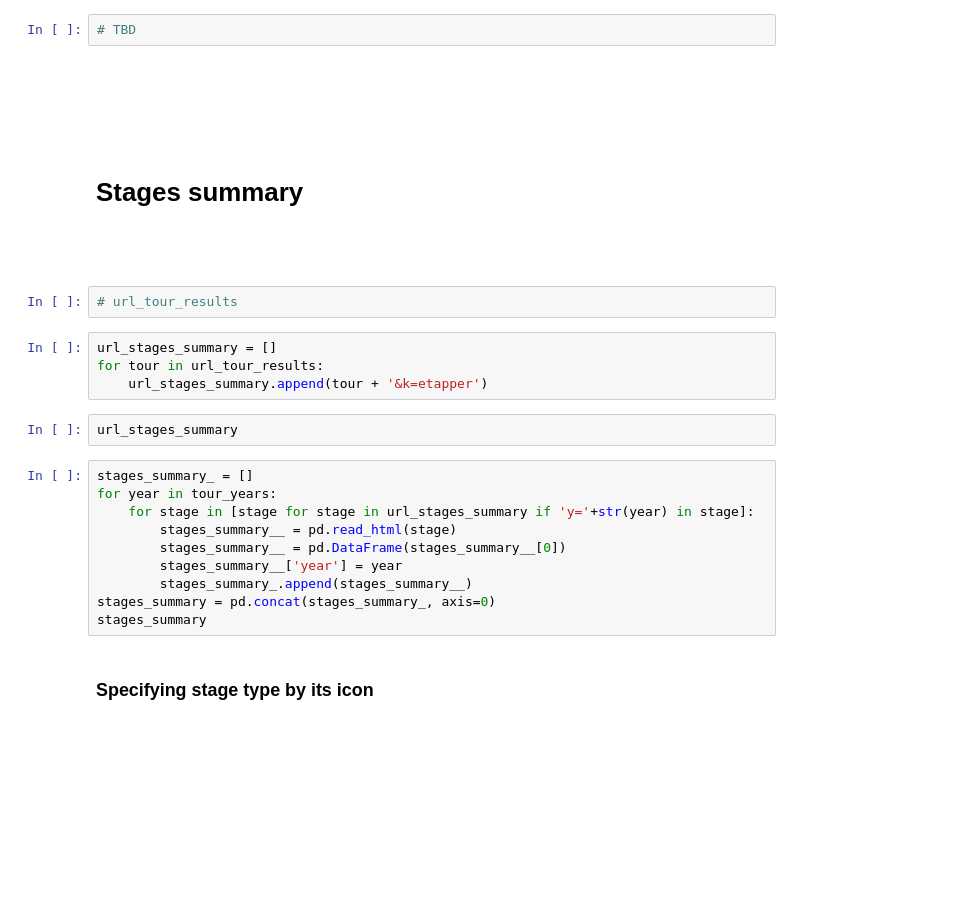
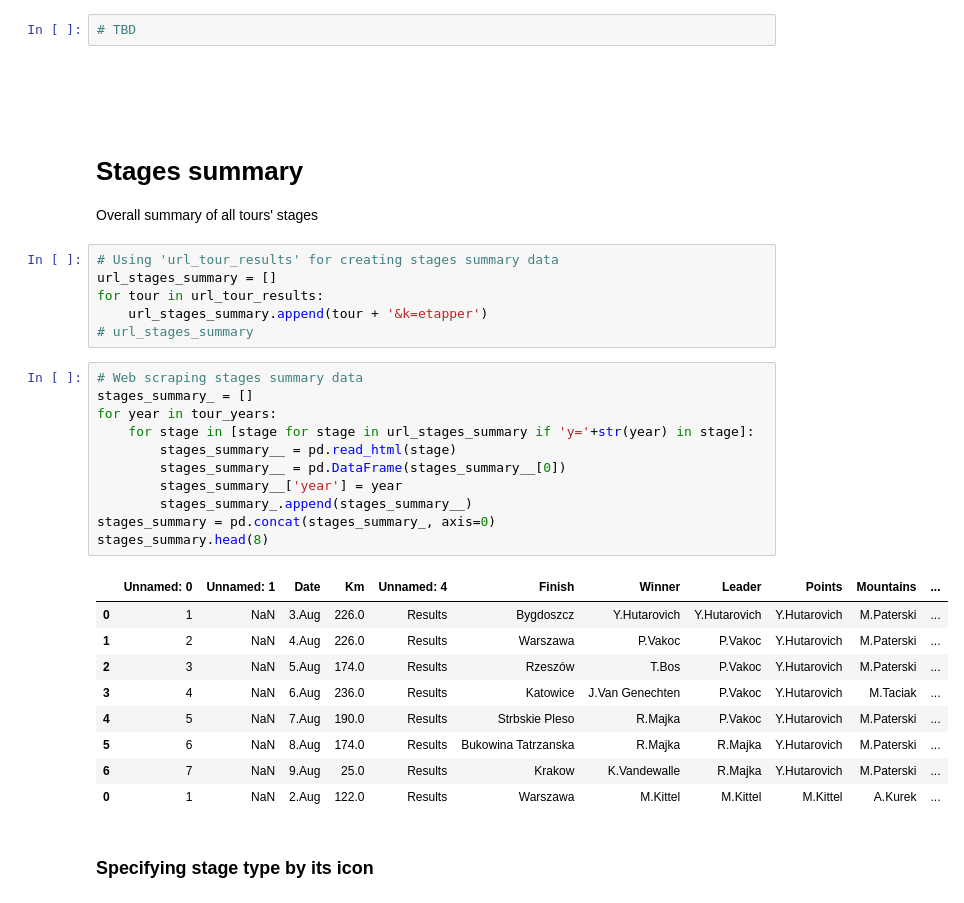
Before and after one commit to norbertstrzelecki/tour_de_pologne_top10, a Jupyter notebook: tdp_1_3_data_mining_and_cleaning.ipynb, the cells around one changed output. Drawn from its saved outputs; the diff is of its cells as text; blank space fills up the shorter version.

```diff
--- a/tdp_1_3_data_mining_and_cleaning.ipynb
+++ b/tdp_1_3_data_mining_and_cleaning.ipynb
@@ -262,27 +260,37 @@ biker_by_stage['y_label'] = np.where(biker_by_stage['position'] <= 10, 1, 0)
 # %%
 # TBD
 # %% [markdown]
-<br><br><br><br>
+<br><br><br>
 # Stages summary
-<br><br>
+Overall summary of all tours' stages
+<br>
-# %%
-# url_tour_results
 # %%
+# Using 'url_tour_results' for creating stages summary data
 url_stages_summary = []
 for tour in url_tour_results:
     url_stages_summary.append(tour + '&k=etapper')
+# url_stages_summary
-# %%
-url_stages_summary
 # %%
+# Web scraping stages summary data
 stages_summary_ = []
 for year in tour_years:
     for stage in [stage for stage in url_stages_summary if 'y='+str(year) in stage]:
         stages_summary__ = pd.read_html(stage)
         stages_summary__ = pd.DataFrame(stages_summary__[0])
         stages_summary__['year'] = year
         stages_summary_.append(stages_summary__)
 stages_summary = pd.concat(stages_summary_, axis=0)
-stages_summary
+stages_summary.head(8)
+# %% [output]
+|  | Unnamed: 0 | Unnamed: 1 | Date | Km | Unnamed: 4 | Finish | Winner | Leader | Points | Mountains | ... |
+| 0 | 1 | NaN | 3.Aug | 226.0 | Results | Bygdoszcz | Y.Hutarovich | Y.Hutarovich | Y.Hutarovich | M.Paterski | ... |
+| 1 | 2 | NaN | 4.Aug | 226.0 | Results | Warszawa | P.Vakoc | P.Vakoc | Y.Hutarovich | M.Paterski | ... |
+| 2 | 3 | NaN | 5.Aug | 174.0 | Results | Rzeszów | T.Bos | P.Vakoc | Y.Hutarovich | M.Paterski | ... |
+| 3 | 4 | NaN | 6.Aug | 236.0 | Results | Katowice | J.Van Genechten | P.Vakoc | Y.Hutarovich | M.Taciak | ... |
+| 4 | 5 | NaN | 7.Aug | 190.0 | Results | Strbskie Pleso | R.Majka | P.Vakoc | Y.Hutarovich | M.Paterski | ... |
+| 5 | 6 | NaN | 8.Aug | 174.0 | Results | Bukowina Tatrzanska | R.Majka | R.Majka | Y.Hutarovich | M.Paterski | ... |
+| 6 | 7 | NaN | 9.Aug | 25.0 | Results | Krakow | K.Vandewalle | R.Majka | Y.Hutarovich | M.Paterski | ... |
+| 0 | 1 | NaN | 2.Aug | 122.0 | Results | Warszawa | M.Kittel | M.Kittel | M.Kittel | A.Kurek | ... |
 # %% [markdown]
 ### Specifying stage type by its icon
 # %%
```
Also changed, not shown: parts of 53 cells of this notebook, 8 other files.
